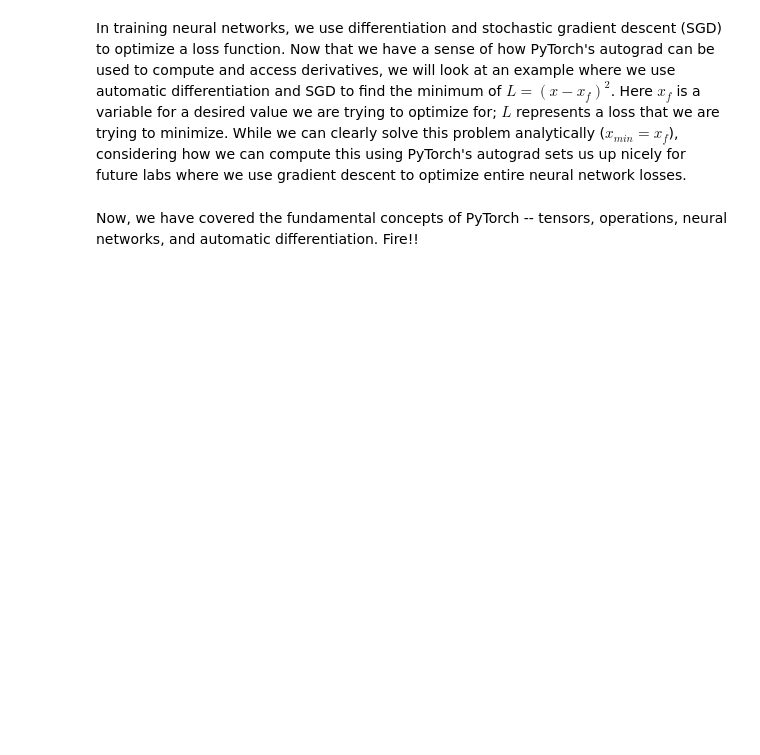
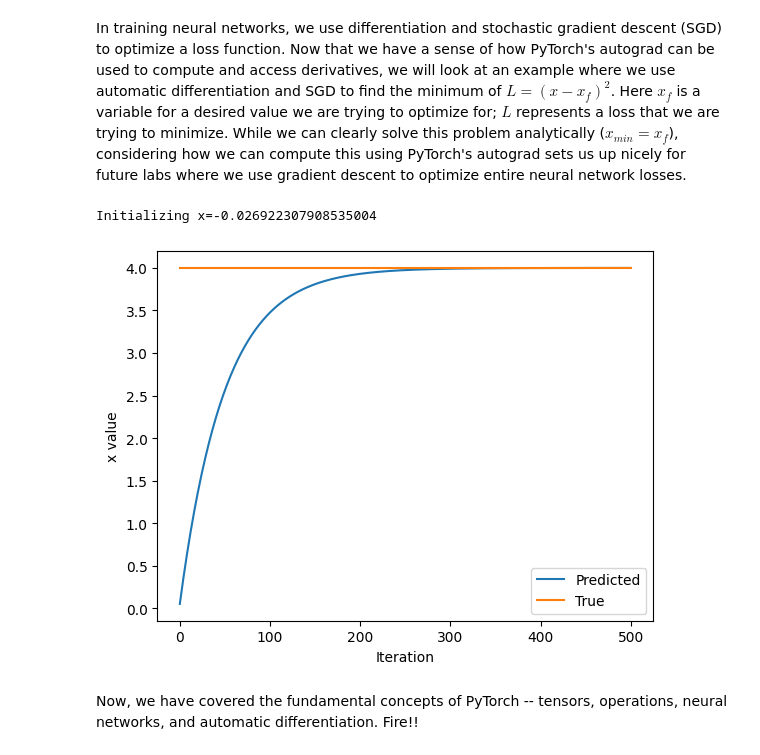
Before and after one commit to aoifemcquaid/aoifemcquaid, a Jupyter notebook: lab1/PT_Part1_Intro.ipynb, the cells around one changed output. Drawn from its saved outputs; the diff is of its cells as text; code cells hidden in the pictures; blank space fills up the shorter version.

```diff
--- a/lab1/PT_Part1_Intro.ipynb
+++ b/lab1/PT_Part1_Intro.ipynb
@@ -350,33 +357,36 @@ In training neural networks, we use differentiation and stochastic gradient desc
 x = torch.randn(1)
 print(f"Initializing x={x.item()}")
 
 learning_rate = 1e-2  # Learning rate
 history = []
 x_f = 4  # Target value
 
 
 # We will run gradient descent for a number of iterations. At each iteration, we compute the loss,
 #   compute the derivative of the loss with respect to x, and perform the update.
 for i in range(500):
     x = torch.tensor([x], requires_grad=True)
 
     # TODO: Compute the loss as the square of the difference between x and x_f
-    loss = # TODO
+    loss = torch.square(x-x_f) # TODO
 
     # Backpropagate through the loss to compute gradients
     loss.backward()
 
     # Update x with gradient descent
     x = x.item() - learning_rate * x.grad
 
     history.append(x.item())
 
 # Plot the evolution of x as we optimize toward x_f!
 plt.plot(history)
 plt.plot([0, 500], [x_f, x_f])
 plt.legend(('Predicted', 'True'))
 plt.xlabel('Iteration')
 plt.ylabel('x value')
 plt.show()
+# %% [output]
+Initializing x=-0.026922307908535004
+[figure, added]
 # %% [markdown]
 Now, we have covered the fundamental concepts of PyTorch -- tensors, operations, neural networks, and automatic differentiation. Fire!!
```
Also changed, not shown: parts of 6 cells of this notebook.
